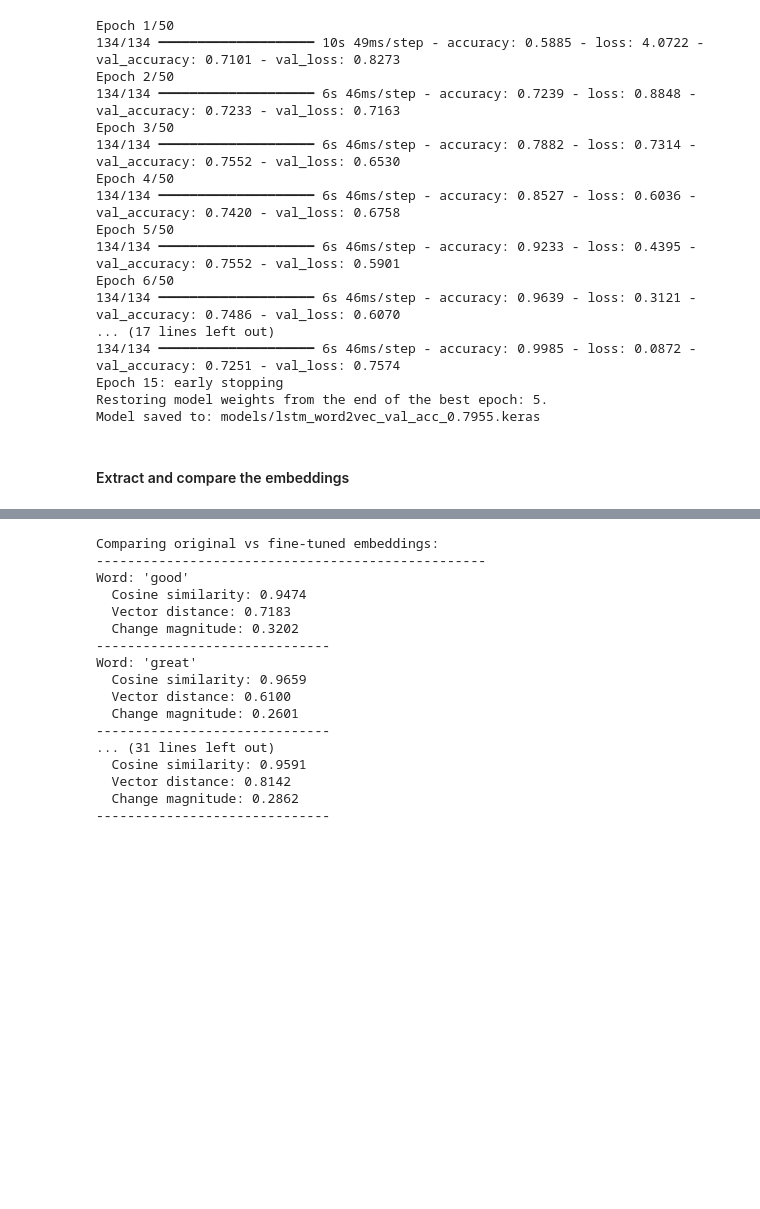
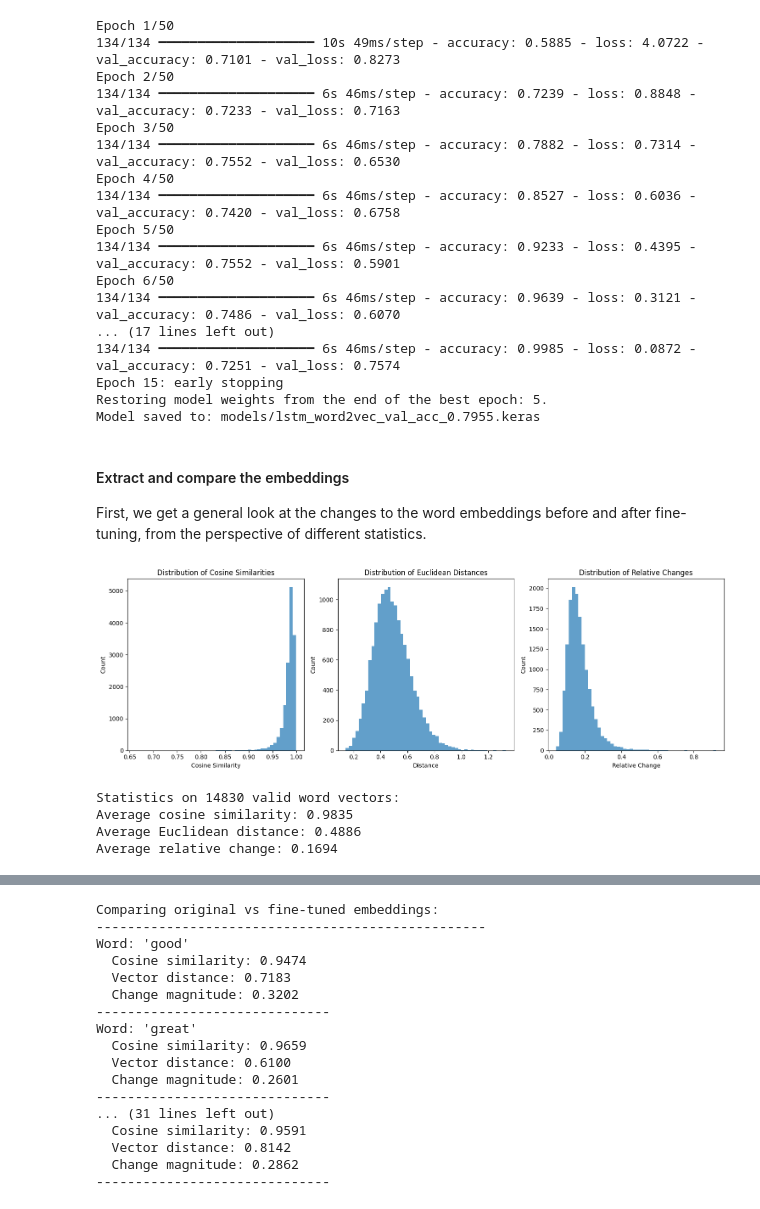
Before and after one commit to pablo-fdz/adv_nlp_hw1, a Jupyter notebook: hw1_sentiment_analysis_RT.ipynb, the cells around one changed output, grey strips where cells are left out. Drawn from its saved outputs; the diff is of its cells as text; code cells hidden in the pictures; blank space fills up the shorter version.

```diff
--- a/hw1_sentiment_analysis_RT.ipynb
+++ b/hw1_sentiment_analysis_RT.ipynb
@@ -1546,3 +1548,47 @@ Restoring model weights from the end of the best epoch: 5.
 Model saved to: models/lstm_word2vec_val_acc_0.7955.keras
 # %% [markdown]
 #### Extract and compare the embeddings
+
+First, we get a general look at the changes to the word embeddings before and after fine-tuning, from the perspective of different statistics.
+# %%
+# Extract the fine-tuned embeddings from the model
+tuned_embedding_layer = model_tuned.layers[0]
+tuned_embeddings = tuned_embedding_layer.get_weights()[0]
+
+# Analyze and visualize the changes
+stats = utilities.analyze_embedding_changes(original_embeddings, tuned_embeddings, tokenizer.word_index, vocab_size)
+
+# Plot the distribution of changes
+plt.figure(figsize=(15, 5))
+
+plt.subplot(1, 3, 1)
+plt.hist(stats['similarities'], bins=50, alpha=0.7)
+plt.title('Distribution of Cosine Similarities')
+plt.xlabel('Cosine Similarity')
+plt.ylabel('Count')
+
+plt.subplot(1, 3, 2)
+plt.hist(stats['distances'], bins=50, alpha=0.7)
+plt.title('Distribution of Euclidean Distances')
+plt.xlabel('Distance')
+plt.ylabel('Count')
+
+plt.subplot(1, 3, 3)
+plt.hist(stats['relative_changes'], bins=50, alpha=0.7)
+plt.title('Distribution of Relative Changes')
+plt.xlabel('Relative Change')
+plt.ylabel('Count')
+
+plt.tight_layout()
+plt.show()
+
+print(f"Statistics on {stats['valid_count']} valid word vectors:")
+print(f"Average cosine similarity: {np.mean(stats['similarities']):.4f}")
+print(f"Average Euclidean distance: {np.mean(stats['distances']):.4f}")
+print(f"Average relative change: {np.mean(stats['relative_changes']):.4f}")
+# %% [output]
+[figure, added]
+Statistics on 14830 valid word vectors:
+Average cosine similarity: 0.9835
+Average Euclidean distance: 0.4886
+Average relative change: 0.1694
```
Also changed, not shown: parts of 6 cells of this notebook, 3 other files.
